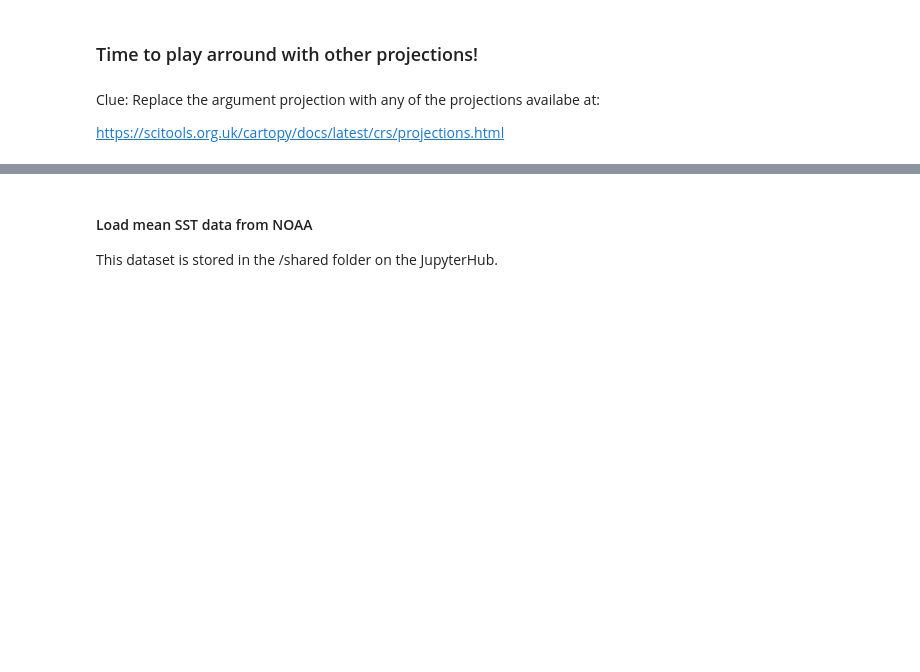
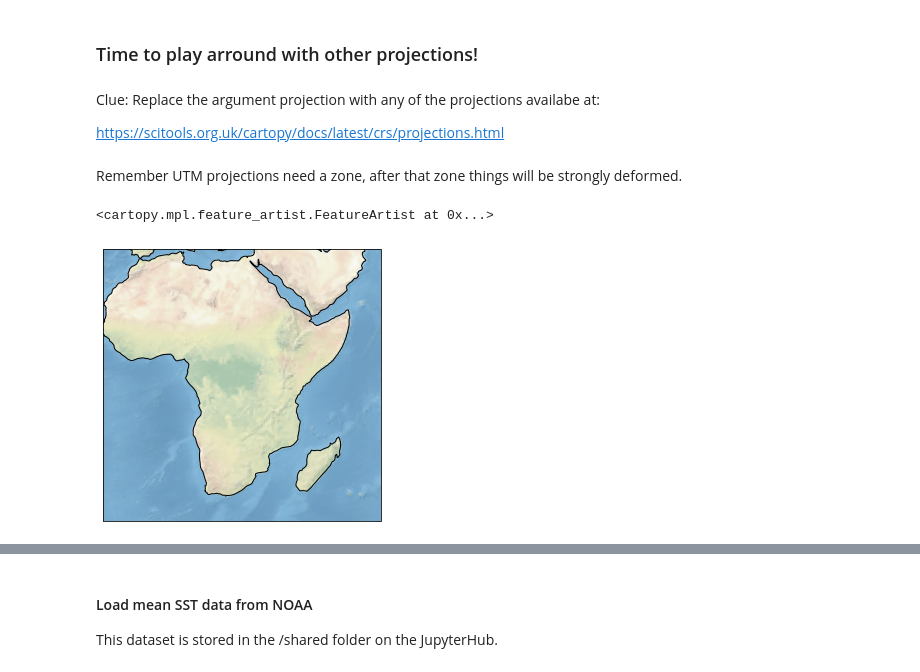
Before and after one commit to paigem/coessing-2021-hub, a Jupyter notebook: cartopy_tutorial.ipynb, the cells around one changed output, grey strips where cells are left out. Drawn from its saved outputs; the diff is of its cells as text; code cells hidden in the pictures; blank space fills up the shorter version.

```diff
--- a/cartopy_tutorial.ipynb
+++ b/cartopy_tutorial.ipynb
@@ -67,3 +85,35 @@ https://scitools.org.uk/cartopy/docs/latest/crs/projections.html
 # Experiment 1
 # %%
 # Experiment 2
+# %% [markdown]
+Remember UTM projections need a zone, after that zone things will be strongly deformed.
+# %%
+class EAfricaPP(ccrs.UTM):
+    """
+    UTM Zone 33 projection for Africa domain.
+
+    Ellipsoid is International 1924, Datum is ED50.
+
+    """
+    def __init__(self):
+        globe = ccrs.Globe(ellipse='intl')
+        super().__init__("30N", globe=globe)
+
+    @property
+    def x_limits(self):
+        return (-1e6, 8.5e6)
+
+    @property
+    def y_limits(self):
+        return (-5e6, 4.3e6)
+# %%
+fig = plt.figure(figsize=(10, 5))
+# Another way to create an axis with a map projection
+ax = fig.add_subplot(1, 1, 1, projection=EAfricaPP())
+# Default topography image
+ax.stock_img()
+# Draw coastlines
+ax.coastlines()
+# %% [output]
+<cartopy.mpl.feature_artist.FeatureArtist at 0x...>
+[figure, added]
```
Also changed, not shown: parts of 62 cells of this notebook.
